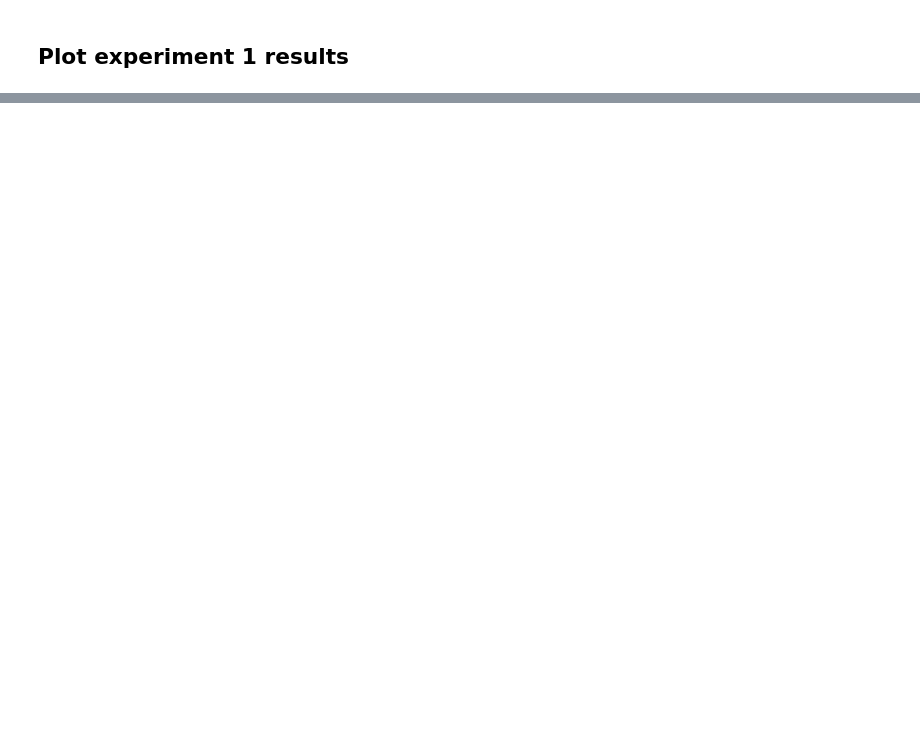
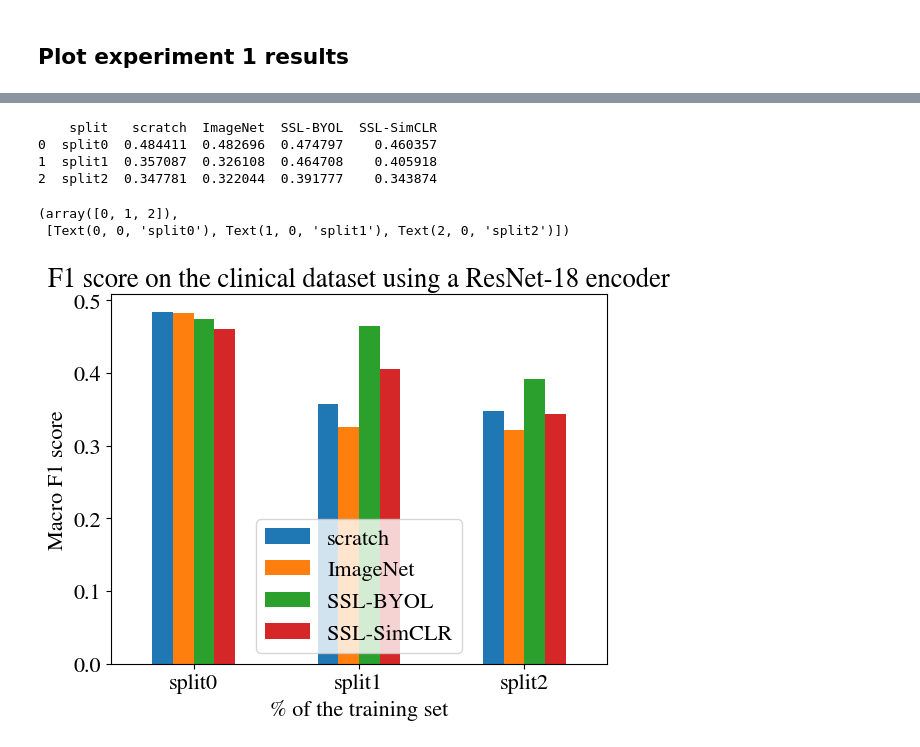
Before and after one commit to AnaJade/OCT_classification, a Jupyter notebook: brouillon.ipynb, the cells around one changed output, grey strips where cells are left out. Saved outputs shown, nothing was run; the diff lists cells and outputs as text; code cells hidden in the pictures; blank space fills up the shorter version.

```diff
--- a/brouillon.ipynb
+++ b/brouillon.ipynb
@@ -509,0 +613,23 @@ f1_overview.plot.line(x='train_ratio', y=[c for c in f1_overview if c != 'train_
+# %%
+# Get mAP per col
+all_preds = {'scratch': supervised_preds_random, 'ImageNet': supervised_preds_imagenet, 'SSL-BYOL': byol_preds, 'SSL-SimCLR': simclr_preds}
+split_list = list(set(sum([list(d.keys()) for d in list(all_preds.values())], [])))
+split_list.sort()
+map_overview = {}
+for s in split_list:
+    map_overview[s] = {}
+    split_preds = {k: df[s] for k, df in all_preds.items()}
+    for w, preds in split_preds.items():
+        map_overview[s][w] = get_map_per_col(preds, keep_weight_init=False)['100']
+map_overview = pd.DataFrame.from_dict(map_overview, orient='columns')
+map_overview = map_overview.T.reset_index().rename(columns={'index': 'split'})
+print(map_overview)
+# f1_overview
+plt_title = f"mAP on the {datasets[dataset]} dataset using a {dino_archs[dino_arch]} encoder"
+map_overview.plot.bar(x='split', y=[c for c in map_overview if c != 'split'],
+                    title=plt_title,
+                    xlabel=r'% of the training set',
+                    ylabel='Macro mean average precision',
+                    )
+plt.xticks(rotation=0, ha='center')
+# plt.savefig(f'F1score_{model_arch}_{dataset}.png', dpi=500)
@@ -509,0 +644,30 @@ f1_overview.plot.line(x='train_ratio', y=[c for c in f1_overview if c != 'train_
+# %%
+# Get F1 per col
+all_preds = {'scratch': supervised_preds_random, 'ImageNet': supervised_preds_imagenet, 'SSL-BYOL': byol_preds, 'SSL-SimCLR': simclr_preds}
+split_list = list(set(sum([list(d.keys()) for d in list(all_preds.values())], [])))
+split_list.sort()
+map_overview = {}
+for s in split_list:
+    map_overview[s] = {}
+    split_preds = {k: df[s] for k, df in all_preds.items()}
+    for w, preds in split_preds.items():
+        map_overview[s][w] = get_f1_score_per_col(preds, keep_weight_init=False)['100']
+map_overview = pd.DataFrame.from_dict(map_overview, orient='columns')
+map_overview = map_overview.T.reset_index().rename(columns={'index': 'split'})
+print(map_overview)
+# f1_overview
+plt_title = f"F1 score on the {datasets[dataset]} dataset using a {model_archs[model_arch]} encoder"
+map_overview.plot.bar(x='split', y=[c for c in map_overview if c != 'split'],
+                    title=plt_title,
+                    xlabel=r'% of the training set',
+                    ylabel='Macro F1 score',
+                    )
+plt.xticks(rotation=0, ha='center')
+# %% [output]
+    split   scratch  ImageNet  SSL-BYOL  SSL-SimCLR
+0  split0  0.484411  0.482696  0.474797    0.460357
+1  split1  0.357087  0.326108  0.464708    0.405918
+2  split2  0.347781  0.322044  0.391777    0.343874
+(array([0, 1, 2]),
+ [Text(0, 0, 'split0'), Text(1, 0, 'split1'), Text(2, 0, 'split2')])
+[figure, added]
```
Also changed, not shown: parts of 18 cells of this notebook.
